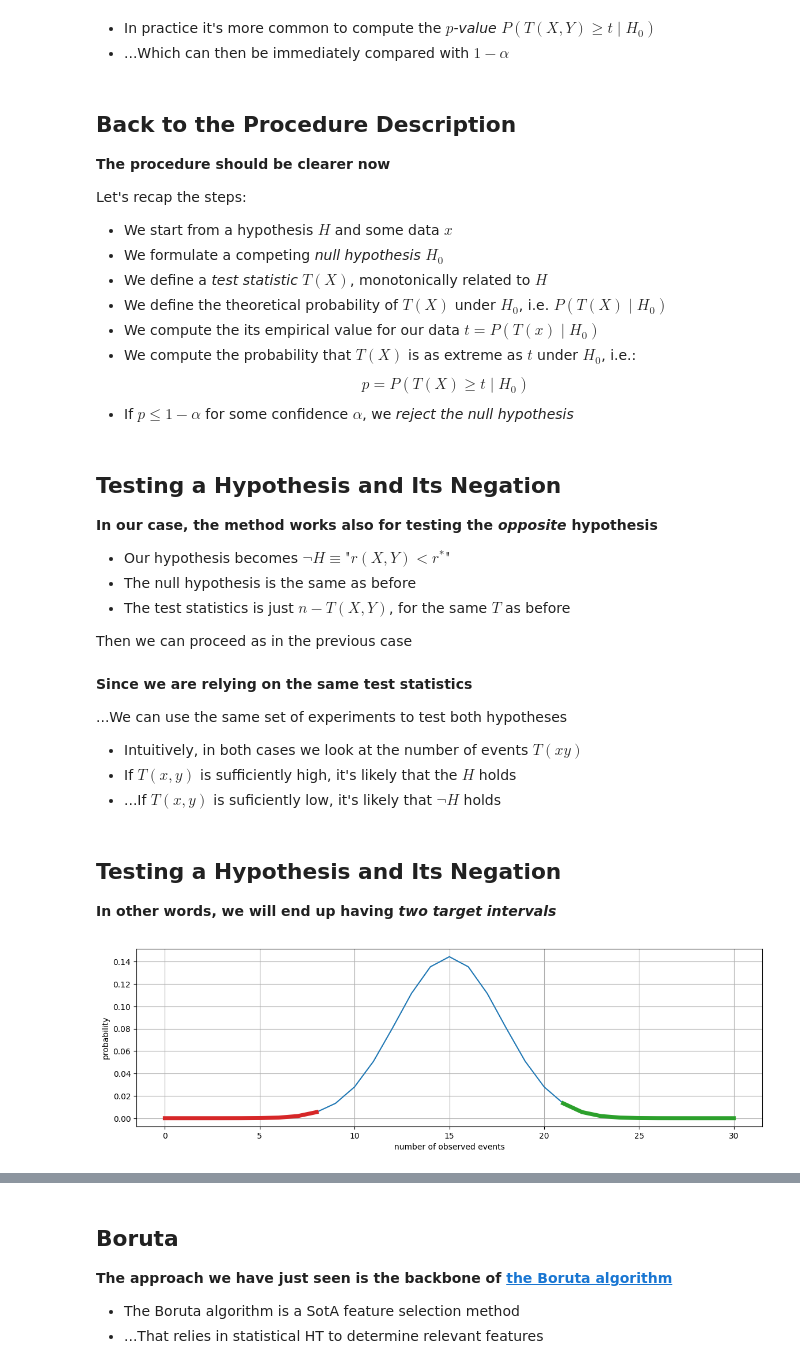
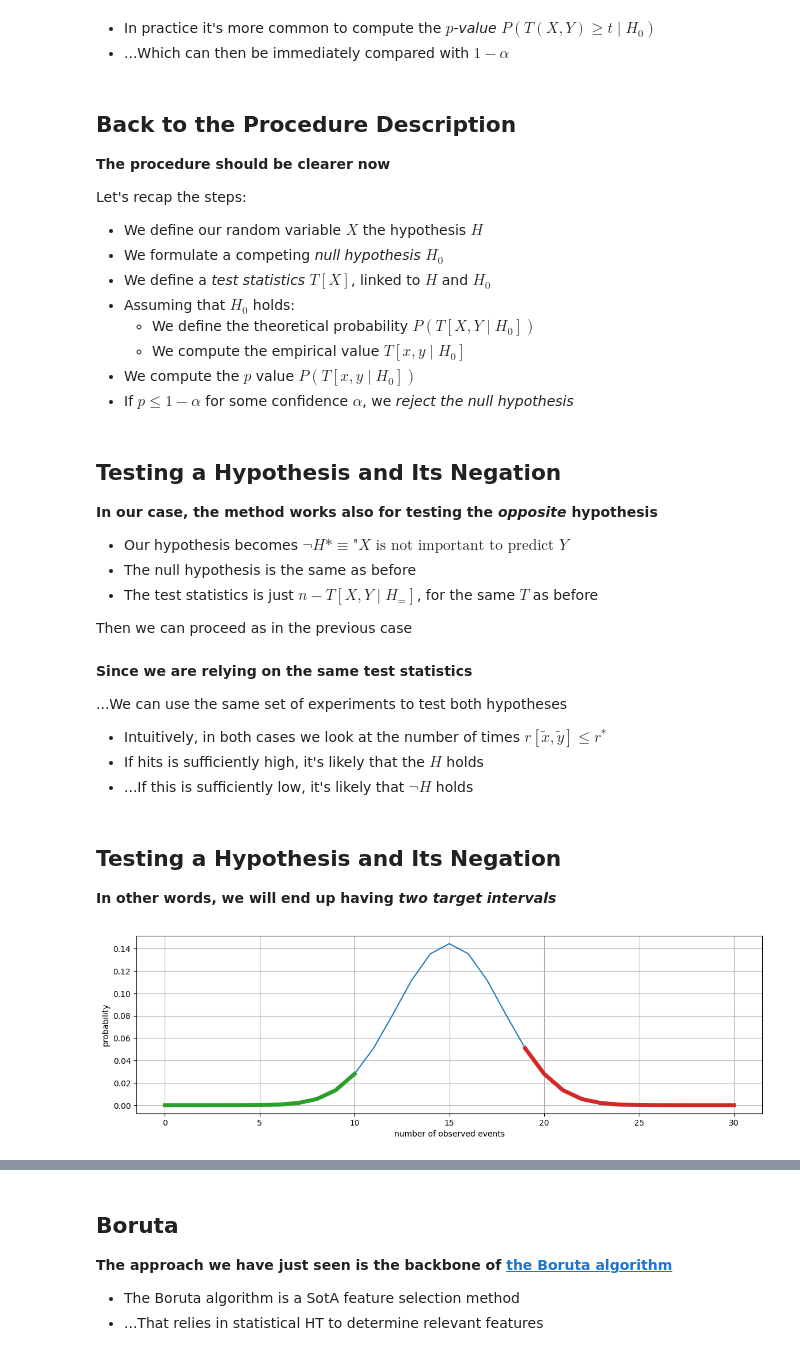
Before and after one commit to a3i-2024-2025/06-at, a Jupyter notebook: notebooks/5. All Relevant Feature Selection.ipynb, the cells around one changed output, grey strips where cells are left out. Cells and saved outputs as stored; diff of their text form; code cells hidden in the pictures.

```diff
--- a/notebooks/5. All Relevant Feature Selection.ipynb
+++ b/notebooks/5. All Relevant Feature Selection.ipynb
@@ -301,24 +353,22 @@ util.binomial_plot(n=30, p=0.5, r_alpha=0.01, figsize=figsize)
 
 Let's recap the steps:
 
-* We start from a hypothesis $H$ and some data $x$
+* We define our random variable $X$ the hypothesis $H$
 * We formulate a competing _null hypothesis $H_0$_
-* We define a _test statistic $T(X)$_, monotonically related to $H$
-* We define the theoretical probability of $T(X)$ under $H_0$, i.e. $P(T(X) \mid H_0)$
-* We compute the its empirical value for our data $t = P(T(x) \mid H_0)$
-* We compute the probability that $T(X)$ is as extreme as $t$ under $H_0$, i.e.:
-$$
-p = P(T(X) \geq t \mid H_0)
-$$
+* We define a _test statistics_ $T[X]$, linked to $H$ and $H_0$
+* Assuming that $H_0$ holds:
+  - We define the theoretical probability $P(T[X, Y \mid H_0])$
+  - We compute the empirical value $T[x, y \mid H_0]$
+* We compute the $p$ value $P(T[x, y \mid H_0])$
 * If $p \leq 1 - \alpha$ for some confidence $\alpha$, we _reject the null hypothesis_
 # %% [markdown]
 ## Testing a Hypothesis and Its Negation
 
 **In our case, the method works also for testing the _opposite_ hypothesis**
 
-* Our hypothesis becomes $\neg H \equiv \text{"}r(X, Y) < r^* \text{"}$
+* Our hypothesis becomes $\neg H * \equiv \text{"} X \text{ is not important to predict } Y$
 * The null hypothesis is the same as before
-* The test statistics is just $n-T(X, Y)$, for the same $T$ as before
+* The test statistics is just $n-T[X, Y \mid H_=]$, for the same $T$ as before
 
 Then we can proceed as in the previous case
 # %% [markdown]
@@ -326,15 +376,15 @@ Then we can proceed as in the previous case
 
 ...We can use the same set of experiments to test both hypotheses
 
-* Intuitively, in both cases we look at the number of events $T(x y)$
-* If $T(x, y)$ is sufficiently high, it's likely that the $H$ holds
-* ...If $T(x, y)$ is suficiently low, it's likely that $\neg H$ holds
+* Intuitively, in both cases we look at the number of times $r[\tilde{x}, \tilde{y}] \leq r^*$
+* If hits is sufficiently high, it's likely that the $H$ holds
+* ...If this is sufficiently low, it's likely that $\neg H$ holds
 # %% [markdown]
 ## Testing a Hypothesis and Its Negation
 
 **In other words, we will end up having _two target intervals_**
 # %%
-util.binomial_plot(n=30, p=0.5, l_alpha=0.01, r_alpha=0.01, l_color='tab:red', r_color='tab:green', figsize=figsize)
+util.binomial_plot(n=30, p=0.5, l_alpha=0.05, r_alpha=0.05, l_color='tab:green', r_color='tab:red', figsize=figsize)
 # %% [output]
-[figure, old version]
+[figure, new version]
 # %% [markdown]
```
Also changed, not shown: parts of 48 cells of this notebook, 1 other file.
